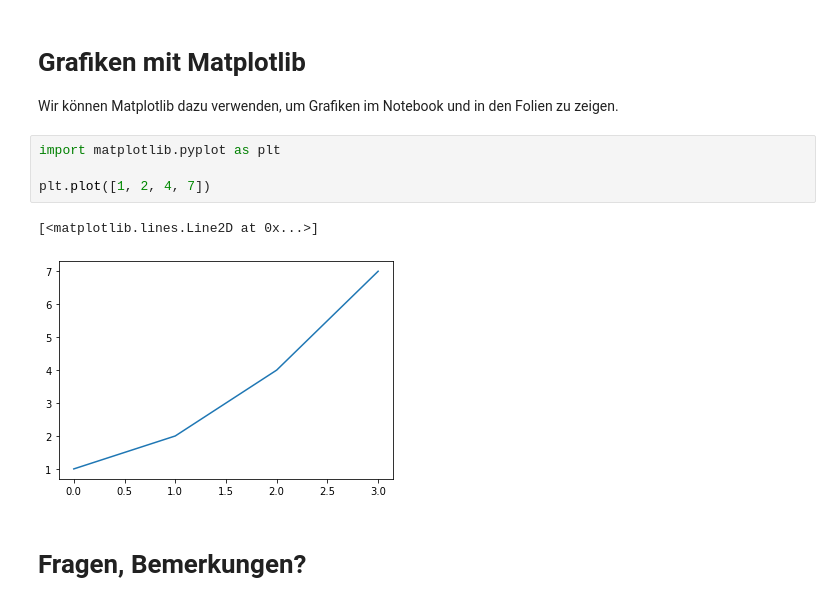
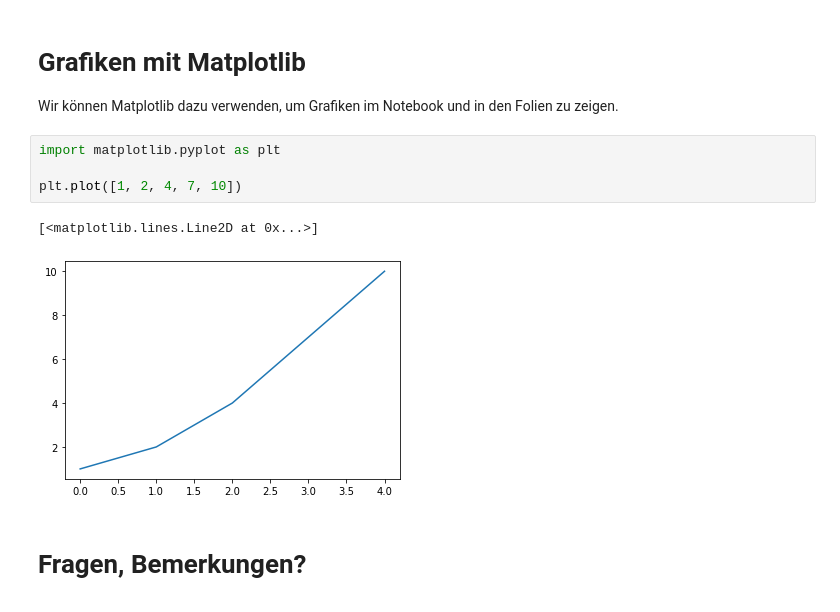
Before and after one commit to MBrill/Jupyter, a Jupyter notebook: slides.ipynb, the cells around one changed output. Drawn from its saved outputs; the diff is of its cells as text.

```diff
--- a/slides.ipynb
+++ b/slides.ipynb
@@ -15,10 +15,10 @@ Wir können Matplotlib dazu verwenden, um Grafiken im Notebook und in den Folien
 # %%
 import matplotlib.pyplot as plt
 
-plt.plot([1, 2, 4, 7])
+plt.plot([1, 2, 4, 7, 10])
 # %% [output]
 [<matplotlib.lines.Line2D at 0x...>]
-[figure, old version]
+[figure, new version]
 # %% [markdown]
 # Fragen, Bemerkungen?
 ![pdepack.png](attachment:pdepack.png)
```
